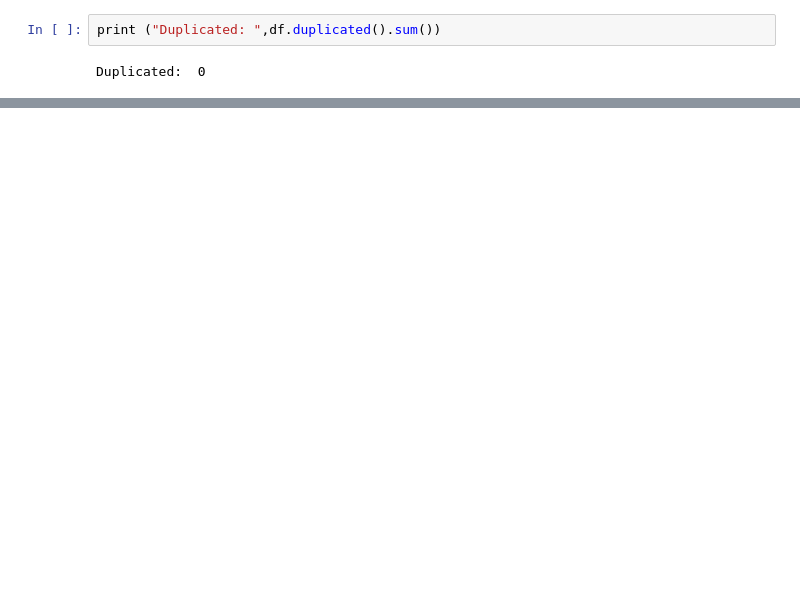
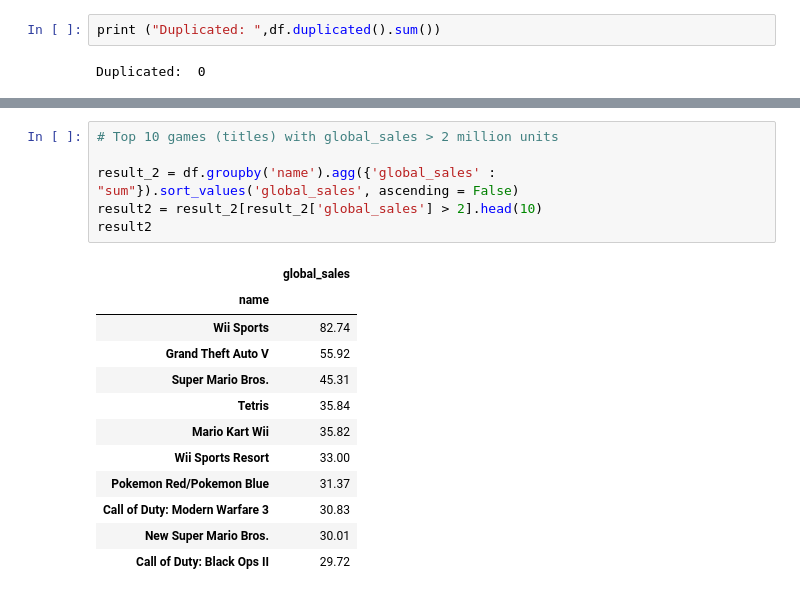
Before and after one commit to 1DownLabs/python-foundations, a Jupyter notebook: notebooks/04_file_handling_csv.ipynb, the cells around one changed output, grey strips where cells are left out. Drawn from its saved outputs; the diff is of its cells as text; blank space fills up the shorter version.

```diff
--- a/notebooks/04_file_handling_csv.ipynb
+++ b/notebooks/04_file_handling_csv.ipynb
@@ -243,0 +401,19 @@ AttributeError: 'DataFrame' object has no attribute 'lower'
+# %%
+# Top 10 games (titles) with global_sales > 2 million units
+
+result_2 = df.groupby('name').agg({'global_sales' : "sum"}).sort_values('global_sales', ascending = False)
+result2 = result_2[result_2['global_sales'] > 2].head(10)
+result2
+# %% [output]
+|  | global_sales |
+| name |  |
+| Wii Sports | 82.74 |
+| Grand Theft Auto V | 55.92 |
+| Super Mario Bros. | 45.31 |
+| Tetris | 35.84 |
+| Mario Kart Wii | 35.82 |
+| Wii Sports Resort | 33.00 |
+| Pokemon Red/Pokemon Blue | 31.37 |
+| Call of Duty: Modern Warfare 3 | 30.83 |
+| New Super Mario Bros. | 30.01 |
+| Call of Duty: Black Ops II | 29.72 |
```
Also changed, not shown: parts of 14 cells of this notebook.
